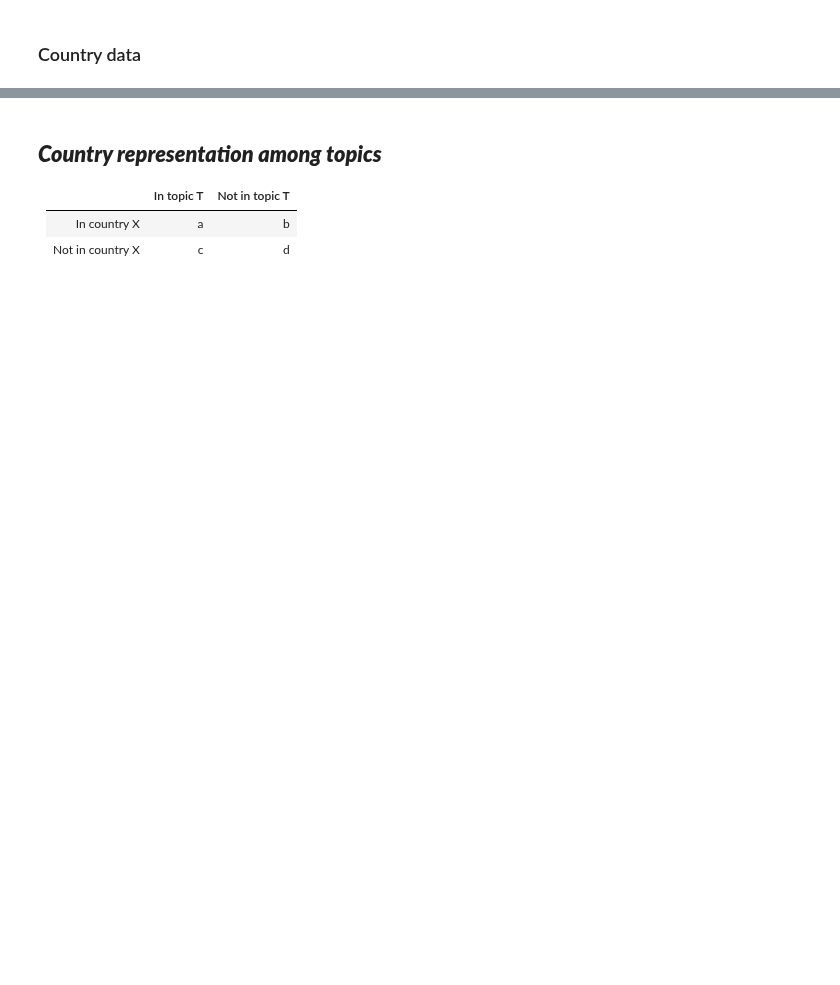
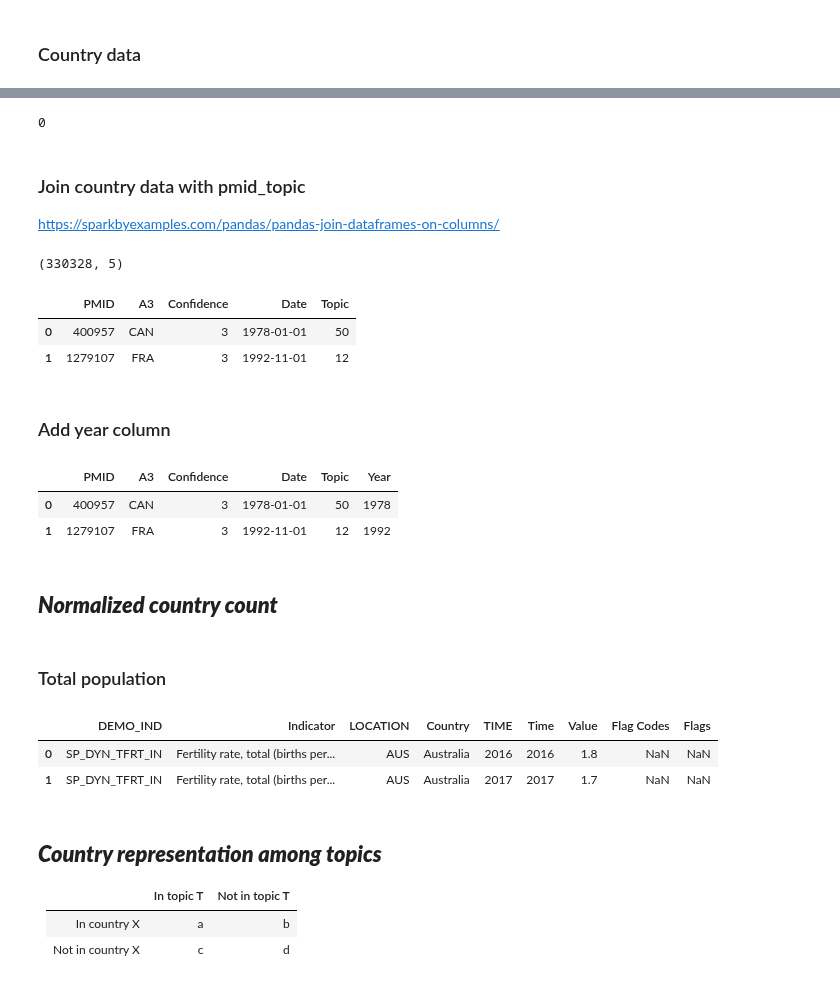
Before and after one commit to ShiuLab/plant_sci_hist, a Jupyter notebook: 7_countries/script_7_5_country_over_time.ipynb, the cells around one changed output, grey strips where cells are left out. Cells and saved outputs as stored; diff of their text form; code cells hidden in the pictures; blank space fills up the shorter version.

```diff
--- a/7_countries/script_7_5_country_over_time.ipynb
+++ b/7_countries/script_7_5_country_over_time.ipynb
@@ -52,7 +56,7 @@ seed = 20220609
 
 # Setting working directory
 proj_dir   = Path.home() / "projects/plant_sci_hist"
-work_dir   = proj_dir / "7_countries/7_3_topic_per_country"
+work_dir   = proj_dir / "7_countries/7_5_country_over_time"
 work_dir.mkdir(parents=True, exist_ok=True)
 
 # plant science corpus with topic assignment info
@@ -69,6 +73,9 @@ file_topic_name   = dir44 / "fig4_4_tot_heatmap_weighted_xscaled_names.txt"
 dir74            = proj_dir / "7_countries/7_4_consolidate_all"
 ci_file          = dir74 / 'country_info_final_a3.txt'
 
+# unesco data dir
+unesco_dir       = work_dir / 'unesco'
+
 # So PDF is saved in a format properly
 mpl.rcParams['pdf.fonttype'] = 42
 plt.rcParams["font.family"] = "sans-serif"
@@ -148,3 +202,45 @@ ci.head()
+# %%
+ci.duplicated(subset=['PMID']).sum()
+# %% [output]
+0
+# %% [markdown]
+### Join country data with pmid_topic
+
+https://sparkbyexamples.com/pandas/pandas-join-dataframes-on-columns/
+# %%
+ci_pmid_topic = pd.merge(ci, pmid_topic, on='PMID')
+ci_pmid_topic.shape
+# %% [output]
+(330328, 5)
+# %%
+ci_pmid_topic.head(2)
+# %% [output]
+|  | PMID | A3 | Confidence | Date | Topic |
+| 0 | 400957 | CAN | 3 | 1978-01-01 | 50 |
+| 1 | 1279107 | FRA | 3 | 1992-11-01 | 12 |
+# %% [markdown]
+### Add year column
+# %%
+year = [int(date.split('-')[0]) for date in ci_pmid_topic['Date'].values]
+ci_pmid_topic['Year'] = year
+ci_pmid_topic.to_csv(work_dir / 'ci_pmid_topic.tsv', sep='\t', index=False)
+ci_pmid_topic.head(2)
+# %% [output]
+|  | PMID | A3 | Confidence | Date | Topic | Year |
+| 0 | 400957 | CAN | 3 | 1978-01-01 | 50 | 1978 |
+| 1 | 1279107 | FRA | 3 | 1992-11-01 | 12 | 1992 |
+# %% [markdown]
+## ___Normalized country count___
+# %% [markdown]
+### Total population
+# %%
+cpop_file = unesco_dir / 'DEMO_DS_13062023083742557-total_pop.csv'
+cpop = pd.read_csv(cpop_file, sep=',')
+cpop.head(2)
+# %% [output]
+|  | DEMO_IND | Indicator | LOCATION | Country | TIME | Time | Value | Flag Codes | Flags |
+| 0 | SP_DYN_TFRT_IN | Fertility rate, total (births per... | AUS | Australia | 2016 | 2016 | 1.8 | NaN | NaN |
+| 1 | SP_DYN_TFRT_IN | Fertility rate, total (births per... | AUS | Australia | 2017 | 2017 | 1.7 | NaN | NaN |
 # %% [markdown]
 ## ___Country representation among topics___
 
```
Also changed, not shown: parts of 12 cells of this notebook, 1 other file.
